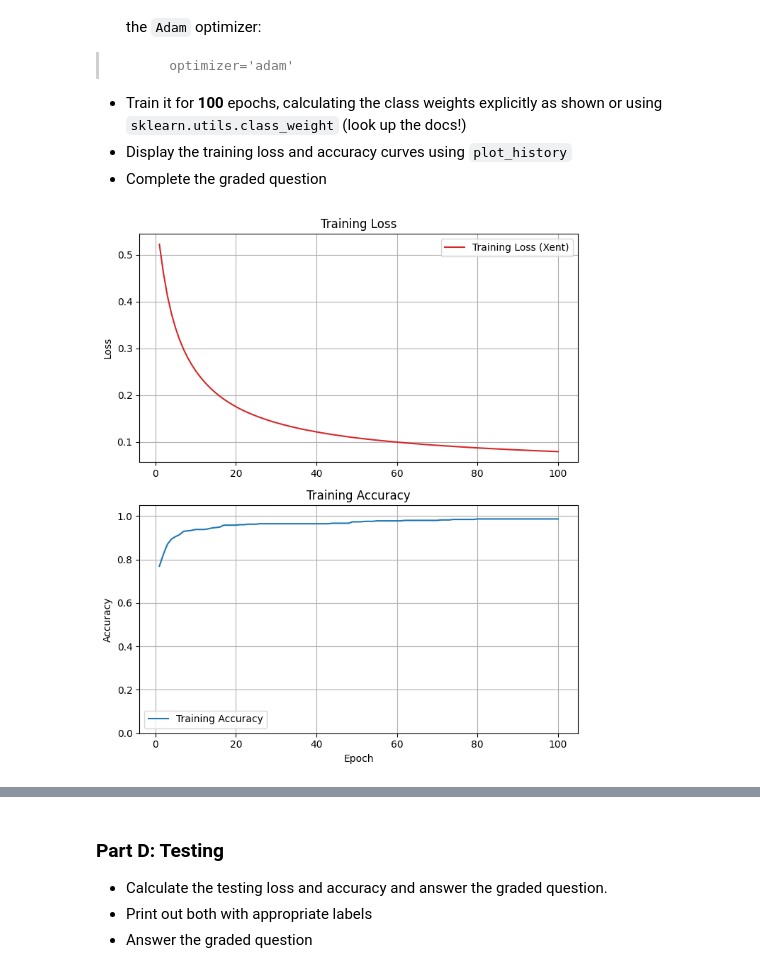
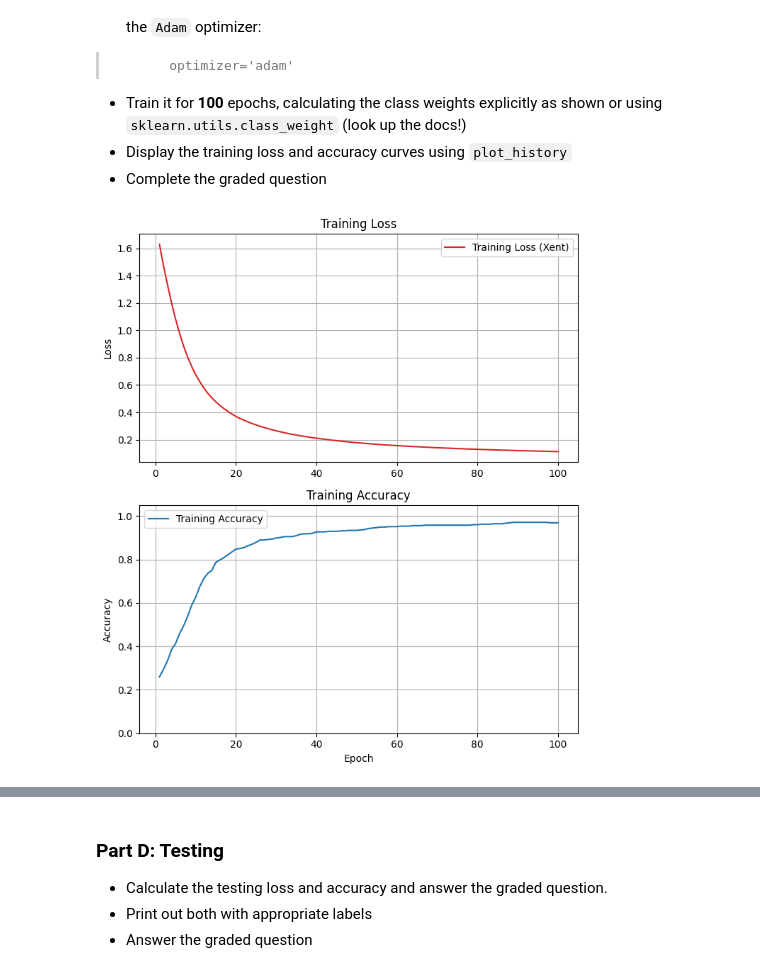
Before and after one commit to cdc18b/deeplearning, a Jupyter notebook: Homework_01.ipynb, the cells around one changed output, grey strips where cells are left out. Saved outputs shown, nothing was run; the diff lists cells and outputs as text; code cells hidden in the pictures.

```diff
--- a/Homework_01.ipynb
+++ b/Homework_01.ipynb
@@ -272,32 +272,43 @@ n_epochs = 100
 
 # We use Sequential to build a simple classification network from
 # a list of layers, and print the summary
 
 # Uncomment this when you have defined X_train:
 
 
 model_baseline = keras.Sequential(
     [
        keras.layers.Input(shape=(X_train.shape[1],)),     # Explicit input layer
        keras.layers.Dense(1, activation="sigmoid")
     ]
 )
 
 
 # Your code here, add additional cells if you wish
+# Used balanced class weights to address class imbalance
 model_baseline.compile(
     optimizer='adam',
     loss='binary_crossentropy',
     metrics=['accuracy']
 )
 
+unique_classes = np.unique(y_train)
+class_weights = class_weight.compute_class_weight(
+    class_weight='balanced',
+    classes=unique_classes,
+    y=y_train
+)
+
+class_weight_dict = dict(enumerate(class_weights))
+
 history_baseline = model_baseline.fit(
     X_train, y_train,
     epochs=n_epochs,
-    verbose=0
+    verbose=0,
+    class_weight=class_weight_dict
 )
 
 # Plot training loss and accuracy
 plot_history(history_baseline)
 # %% [output]
-[figure, old version]
+[figure, new version]
```
Also changed, not shown: parts of 25 cells of this notebook.
